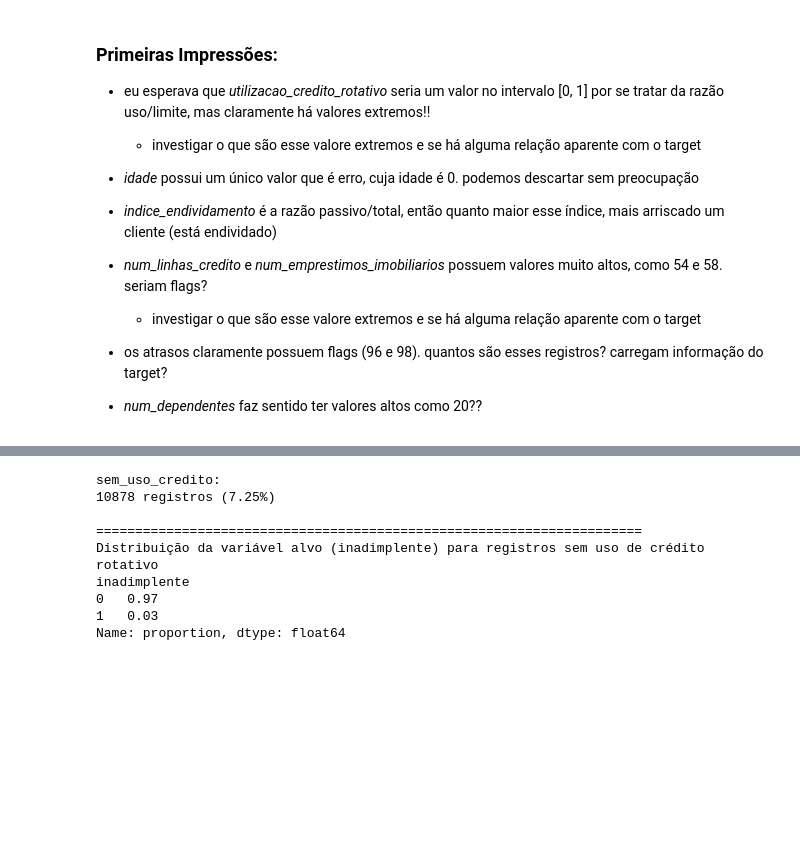
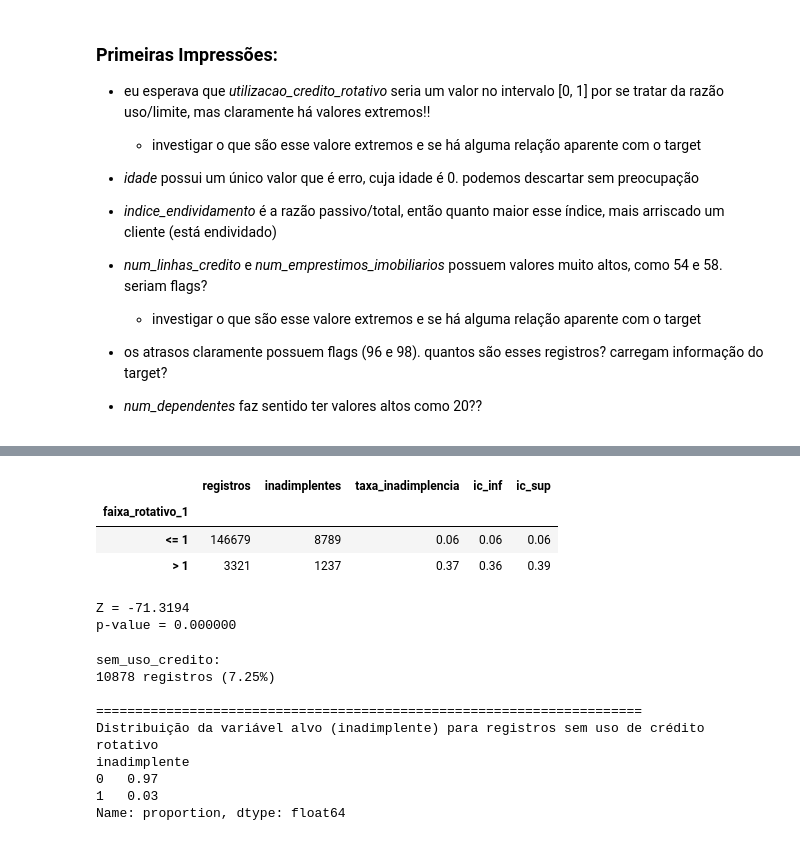
Before and after one commit to andradeyghor/credit-risk-api, a Jupyter notebook: notebooks/eda_yghor.ipynb, the cells around one changed output, grey strips where cells are left out. Saved outputs shown, nothing was run; the diff lists cells and outputs as text; code cells hidden in the pictures; blank space fills up the shorter version.

```diff
--- a/notebooks/eda_yghor.ipynb
+++ b/notebooks/eda_yghor.ipynb
@@ -98,3 +161,51 @@ num_dependentes              146076.00    0.76     1.12 0.00    0.00    0.00
+# %%
+df['faixa_rotativo_1'] = np.where(
+    df['utilizacao_credito_rotativo'] <= 1,
+    '<= 1',
+    '> 1'
+)
+
+analise_1 = (
+    df.groupby('faixa_rotativo_1')[target]
+    .agg(
+        registros='count',
+        inadimplentes='sum'
+    )
+)
+
+analise_1['taxa_inadimplencia'] = (
+    analise_1['inadimplentes'] / analise_1['registros']
+)
+
+analise_1[['ic_inf', 'ic_sup']] = analise_1.apply(
+    lambda x: pd.Series(
+        proportion_confint(
+            x['inadimplentes'],
+            x['registros'],
+            alpha=0.05,
+            method='wilson'
+        )
+    ),
+    axis=1
+)
+
+analise_1
+# %% [output]
+|  | registros | inadimplentes | taxa_inadimplencia | ic_inf | ic_sup |
+| faixa_rotativo_1 |  |  |  |  |  |
+| <= 1 | 146679 | 8789 | 0.06 | 0.06 | 0.06 |
+| > 1 | 3321 | 1237 | 0.37 | 0.36 | 0.39 |
+# %%
+count = analise_1['inadimplentes'].values
+nobs = analise_1['registros'].values
+
+stat, p_value = proportions_ztest(count, nobs)
+
+print(f'Z = {stat:.4f}')
+print(f'p-value = {p_value:.6f}')
+# %% [output]
+Z = -71.3194
+p-value = 0.000000
 # %%
 sem_uso_credito = (df['utilizacao_credito_rotativo'] == 0)
 
```
Also changed, not shown: parts of 5 cells of this notebook, 1 other file.
